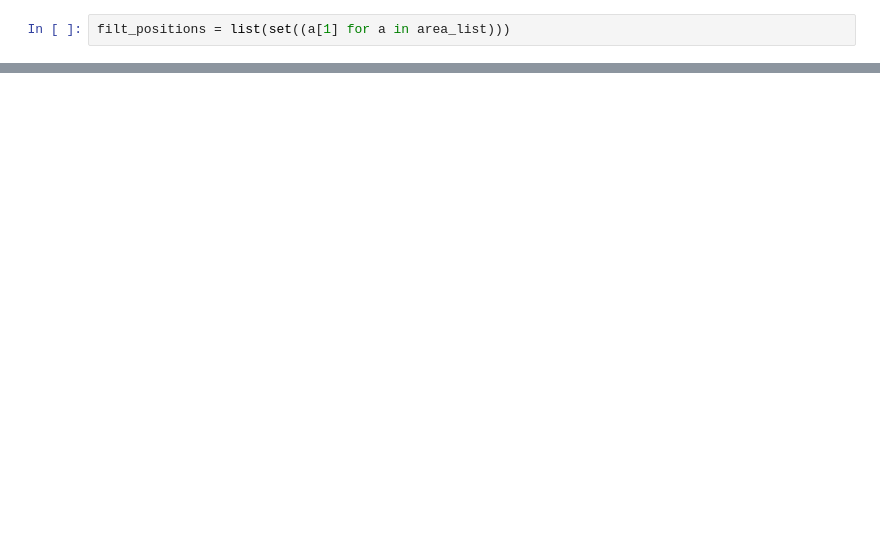
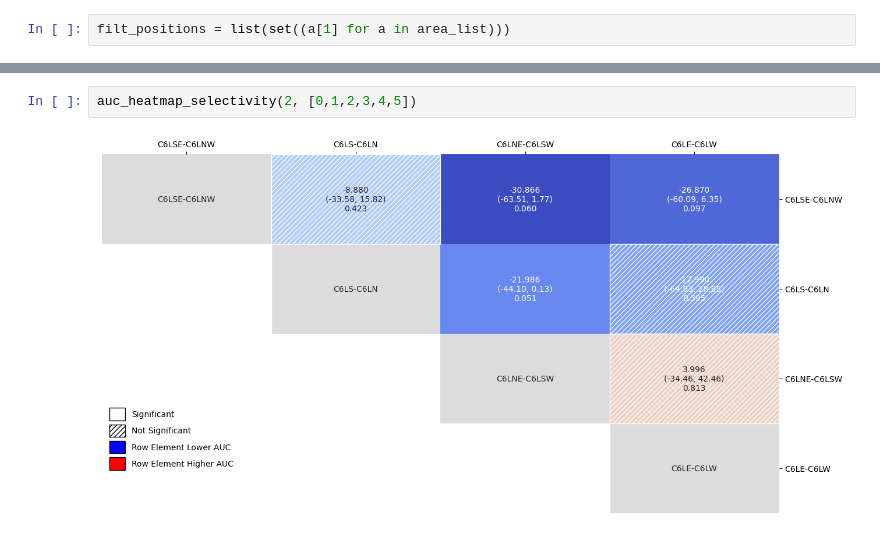
Before and after one commit to hbmep/rat-mapping, a Jupyter notebook: notebooks/L_CIRC/v2_selectivity.ipynb, the cells around one changed output, grey strips where cells are left out. Cells and saved outputs as stored; diff of their text form; blank space fills up the shorter version.

Commit message:
Version 2 selectivity analysis with AUC

```diff
--- a/notebooks/L_CIRC/v2_selectivity.ipynb
+++ b/notebooks/L_CIRC/v2_selectivity.ipynb
@@ -215,0 +314,4 @@ array([['0', '0.39493251606837165', '0.051046018416915195',
+# %%
+auc_heatmap_selectivity(2, [0,1,2,3,4,5])
+# %% [output]
+[figure, added]
```
Also changed, not shown: parts of 17 cells of this notebook, 1 other file.
